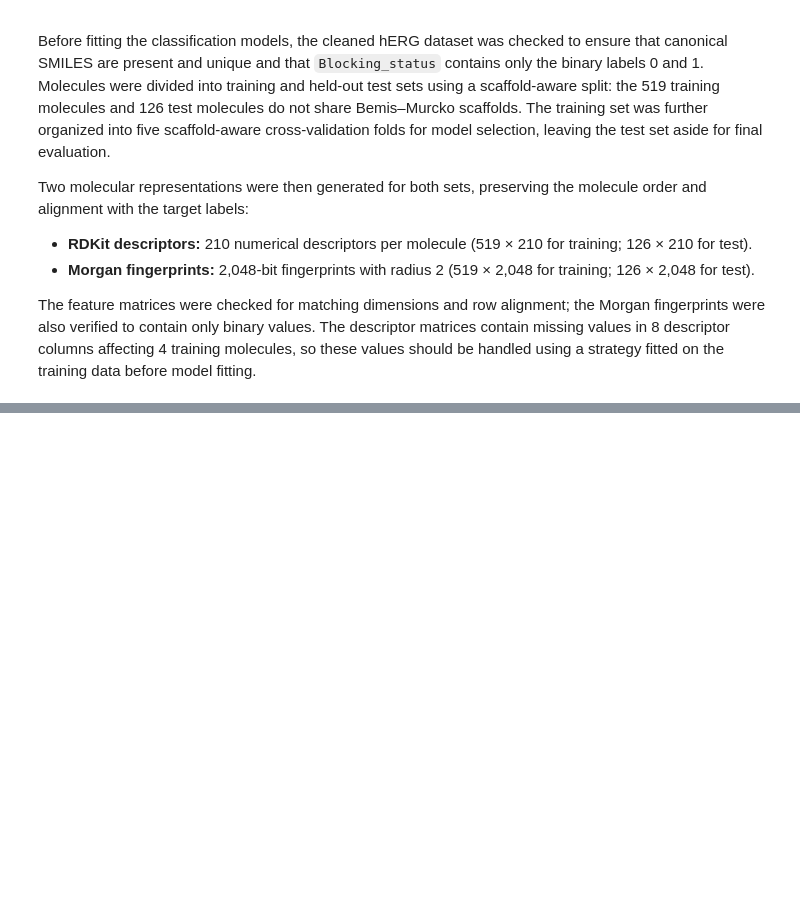
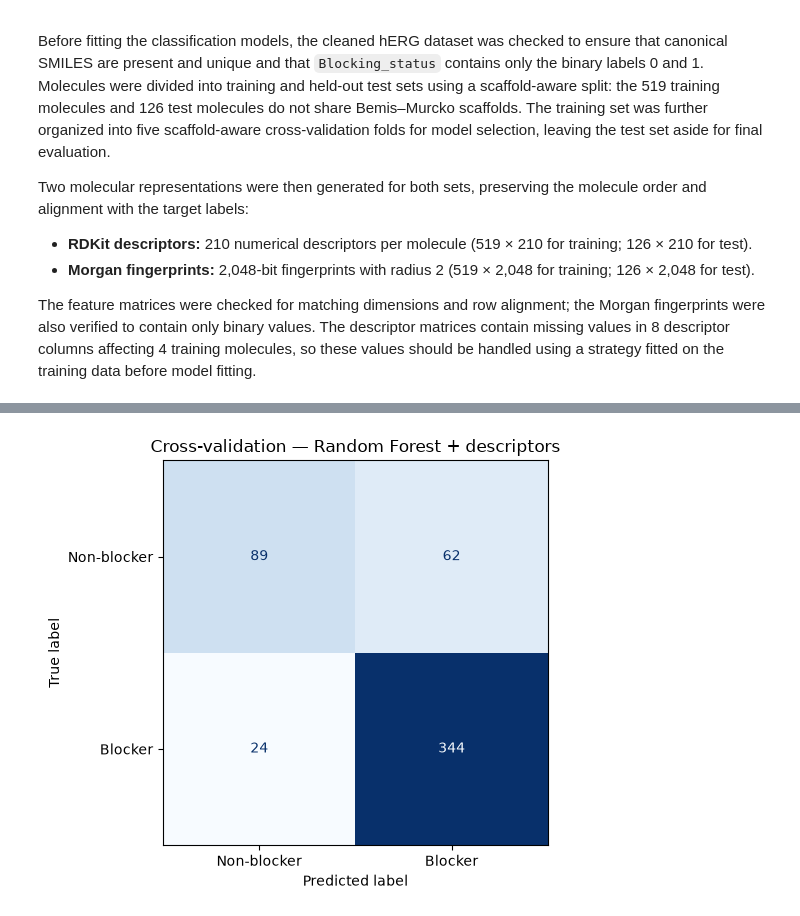
Before and after one commit to erinsoppelsa/Data-Project-for-Cheminformatics-class, a Jupyter notebook: notebooks/03_classification_herG.ipynb, the cells around one changed output, grey strips where cells are left out. Drawn from its saved outputs; the diff is of its cells as text; code cells hidden in the pictures; blank space fills up the shorter version.

```diff
--- a/notebooks/03_classification_herG.ipynb
+++ b/notebooks/03_classification_herG.ipynb
@@ -413,0 +921,23 @@ The feature matrices were checked for matching dimensions and row alignment; the
+# %%
+rf_desc_cv_pred = cross_val_predict(
+    grid_rf_desc.best_estimator_,
+    X_train_desc,
+    y_train,
+    cv=cv_splits,
+    method="predict"
+)
+
+ConfusionMatrixDisplay.from_predictions(
+    y_train,
+    rf_desc_cv_pred,
+    labels=[0, 1],
+    display_labels=["Non-blocker", "Blocker"],
+    cmap="Blues",
+    colorbar=False
+)
+
+plt.title("Cross-validation — Random Forest + descriptors")
+plt.tight_layout()
+plt.show()
+# %% [output]
+[figure, added]
```
Also changed, not shown: parts of 45 cells of this notebook, 12 other files.
